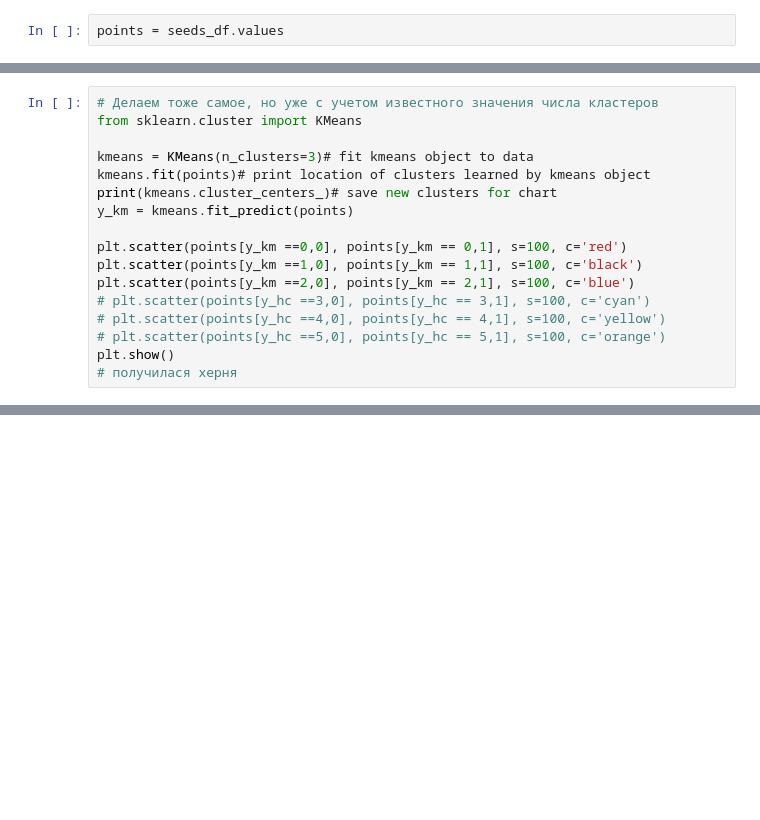
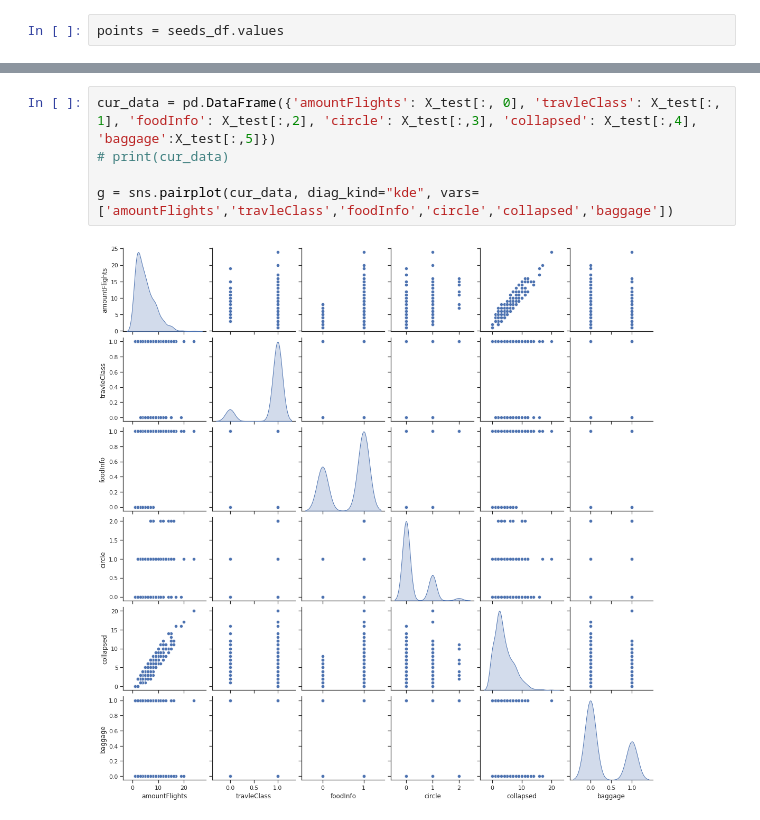
Before and after one commit to Neprincessa/DataScienceGroupLab, a Jupyter notebook: analyze/Clusterization.ipynb, the cells around one changed output, grey strips where cells are left out. Saved outputs shown, nothing was run; the diff lists cells and outputs as text; blank space fills up the shorter version.

```diff
--- a/analyze/Clusterization.ipynb
+++ b/analyze/Clusterization.ipynb
@@ -53,17 +33,0 @@ plt.show()
-# %%
-# Делаем тоже самое, но уже с учетом известного значения числа кластеров
-from sklearn.cluster import KMeans
-
-kmeans = KMeans(n_clusters=3)# fit kmeans object to data
-kmeans.fit(points)# print location of clusters learned by kmeans object
-print(kmeans.cluster_centers_)# save new clusters for chart
-y_km = kmeans.fit_predict(points)
-
-plt.scatter(points[y_km ==0,0], points[y_km == 0,1], s=100, c='red')
-plt.scatter(points[y_km ==1,0], points[y_km == 1,1], s=100, c='black')
-plt.scatter(points[y_km ==2,0], points[y_km == 2,1], s=100, c='blue')
-# plt.scatter(points[y_hc ==3,0], points[y_hc == 3,1], s=100, c='cyan')
-# plt.scatter(points[y_hc ==4,0], points[y_hc == 4,1], s=100, c='yellow')
-# plt.scatter(points[y_hc ==5,0], points[y_hc == 5,1], s=100, c='orange')
-plt.show()
-# получилася херня
@@ -187,0 +90,7 @@ ValueError: Number of features of the model must match the input. Model n_featur
+# %%
+cur_data = pd.DataFrame({'amountFlights': X_test[:, 0], 'travleClass': X_test[:, 1], 'foodInfo': X_test[:,2], 'circle': X_test[:,3], 'collapsed': X_test[:,4], 'baggage':X_test[:,5]})
+# print(cur_data)
+
+g = sns.pairplot(cur_data, diag_kind="kde", vars=['amountFlights','travleClass','foodInfo','circle','collapsed','baggage'])
+# %% [output]
+[figure, added]
```
Also changed, not shown: parts of 6 cells of this notebook.
